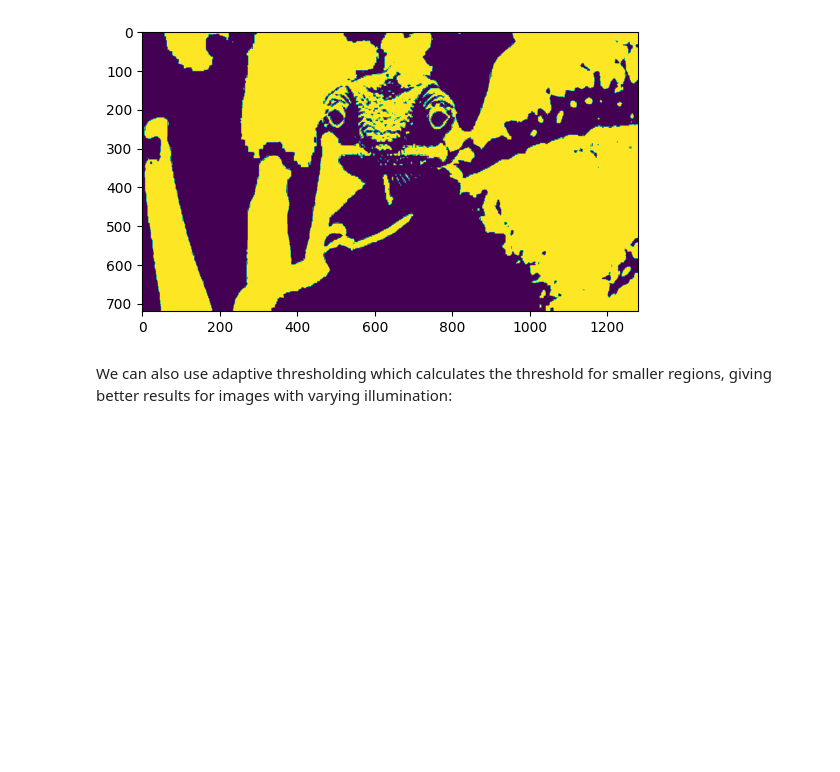
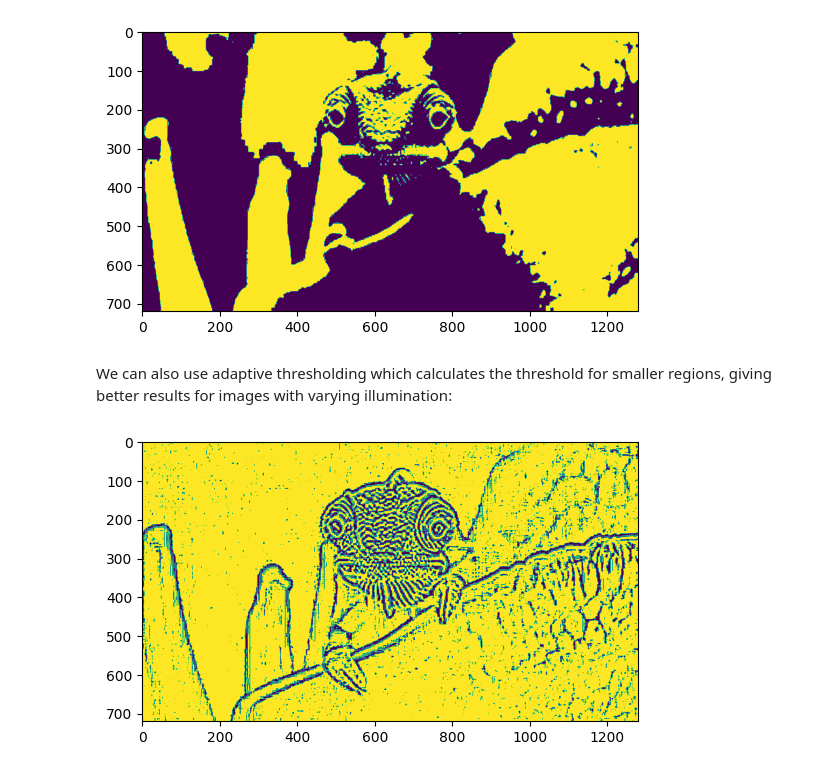
Before and after one commit to AndriiVasylenkoML/image-preprocessing, a Jupyter notebook: how_to_do_image_processing_in_python.ipynb, the cells around one changed output. Saved outputs shown, nothing was run; the diff lists cells and outputs as text; code cells hidden in the pictures; blank space fills up the shorter version.

```diff
--- a/how_to_do_image_processing_in_python.ipynb
+++ b/how_to_do_image_processing_in_python.ipynb
@@ -259,0 +258,8 @@ threshold_adaptive = cv2.adaptiveThershold(img, 255, cv2.a)
+# %%
+threshold_adaptive = cv2.adaptiveThreshold(img, 255, cv2.ADAPTIVE_THRESH_MEAN_C,
+                                           cv2.THRESH_BINARY, 11, 2)
+
+plt.imshow(threshold_adaptive)
+plt.show()
+# %% [output]
+[figure, added]
```
Also changed, not shown: parts of 1 cell of this notebook.
